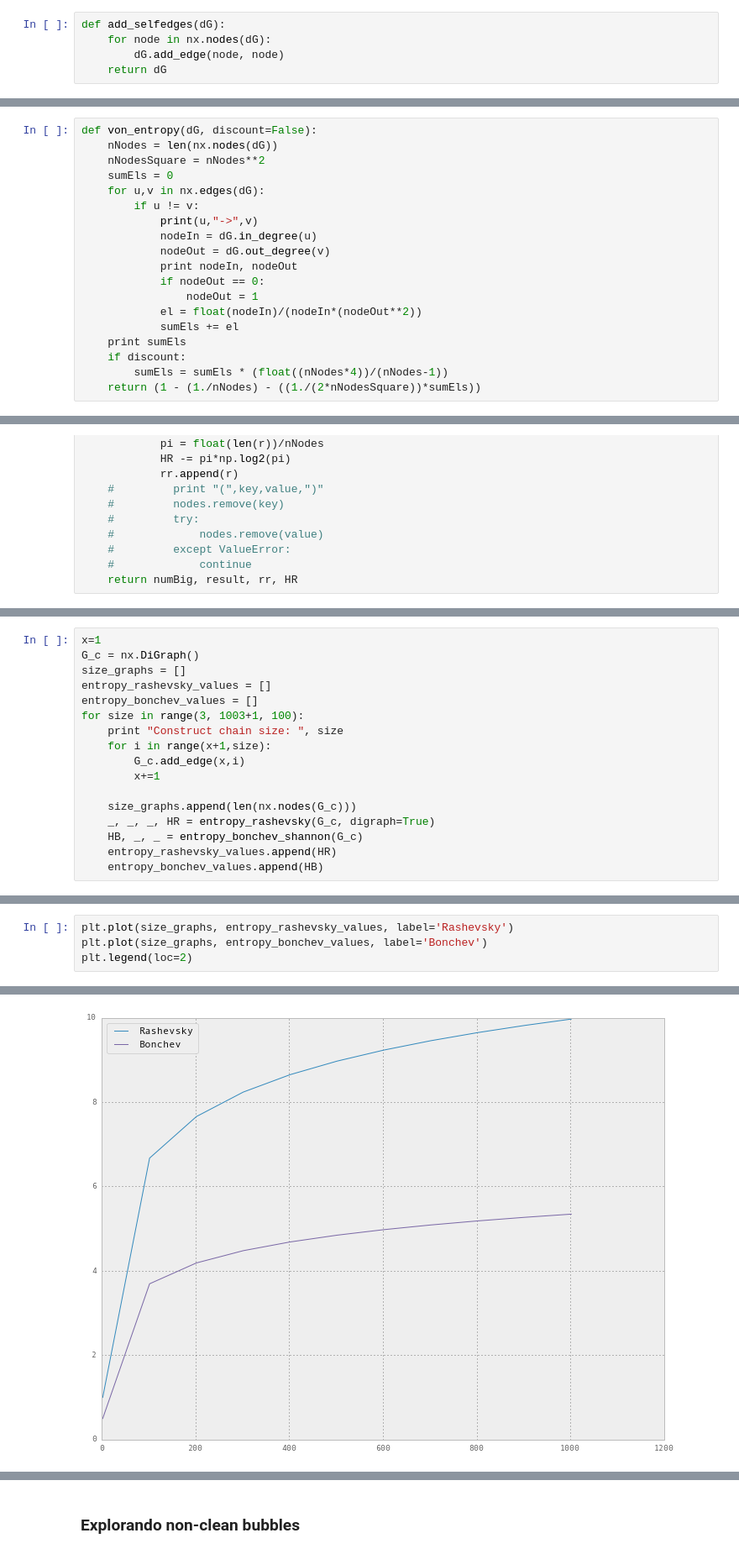
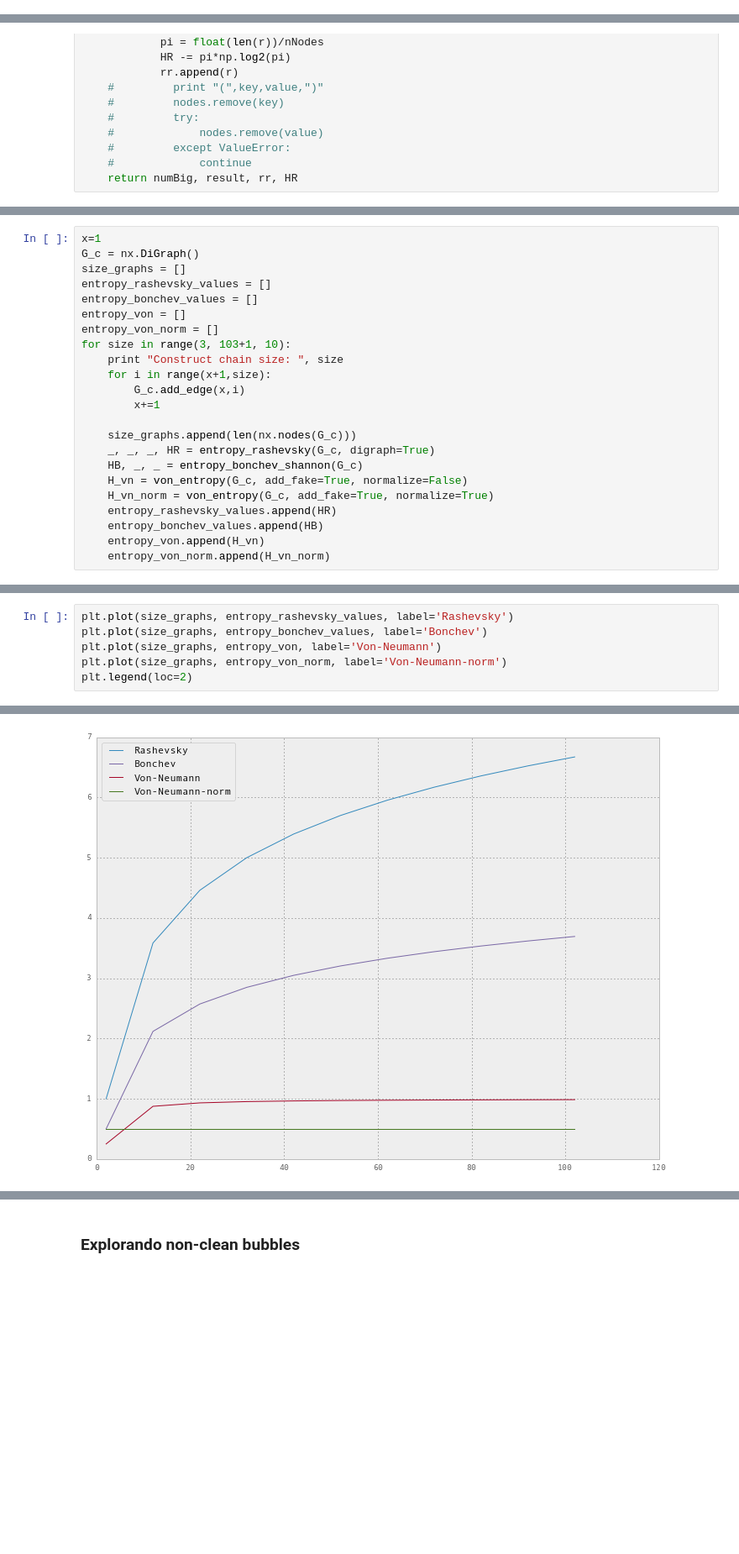
Before and after one commit to rodtheo/entropyDBG, a Jupyter notebook: cdbg.ipynb, the cells around one changed output, grey strips where cells are left out. Shown at 84% size. Cells and saved outputs as stored; diff of their text form; blank space fills up the shorter version.

```diff
--- a/cdbg.ipynb
+++ b/cdbg.ipynb
@@ -899,8 +903,3 @@ nx.draw_networkx(G_VI, pos=pos)
-# %%
-def add_selfedges(dG):
-    for node in nx.nodes(dG):
-        dG.add_edge(node, node)
-    return dG
 # %%
 dummy_linked_end = dG_VI.copy()
 dummy_linked_end.add_edge(5,1)
@@ -995,22 +969,3 @@ def entropy_bonchev_shannon(G):
             I_mean -= pi * np.log2(pi)
     # print M
     return I_mean, M, normalizing
-# %%
-def von_entropy(dG, discount=False):
-    nNodes = len(nx.nodes(dG))
-    nNodesSquare = nNodes**2
-    sumEls = 0
-    for u,v in nx.edges(dG):
-        if u != v:
-            print(u,"->",v)
-            nodeIn = dG.in_degree(u)
-            nodeOut = dG.out_degree(v)
-            print nodeIn, nodeOut
-            if nodeOut == 0:
-                nodeOut = 1
-            el = float(nodeIn)/(nodeIn*(nodeOut**2))
-            sumEls += el
-    print sumEls
-    if discount:
-        sumEls = sumEls * (float((nNodes*4))/(nNodes-1))
-    return (1 - (1./nNodes) - ((1./(2*nNodesSquare))*sumEls))
@@ -1106,7 +1091,9 @@ G_c = nx.DiGraph()
 size_graphs = []
 entropy_rashevsky_values = []
 entropy_bonchev_values = []
-for size in range(3, 1003+1, 100):
+entropy_von = []
+entropy_von_norm = []
+for size in range(3, 103+1, 10):
     print "Construct chain size: ", size
     for i in range(x+1,size):
         G_c.add_edge(x,i)
@@ -1115,7 +1102,11 @@ for size in range(3, 1003+1, 100):
     size_graphs.append(len(nx.nodes(G_c)))
     _, _, _, HR = entropy_rashevsky(G_c, digraph=True)
     HB, _, _ = entropy_bonchev_shannon(G_c)
+    H_vn = von_entropy(G_c, add_fake=True, normalize=False)
+    H_vn_norm = von_entropy(G_c, add_fake=True, normalize=True)
     entropy_rashevsky_values.append(HR)
     entropy_bonchev_values.append(HB)
+    entropy_von.append(H_vn)
+    entropy_von_norm.append(H_vn_norm)
 # %% [output]
 Construct chain size:  3
@@ -1132,7 +1123,9 @@ Construct chain size:  1003
 # %%
 plt.plot(size_graphs, entropy_rashevsky_values, label='Rashevsky')
 plt.plot(size_graphs, entropy_bonchev_values, label='Bonchev')
+plt.plot(size_graphs, entropy_von, label='Von-Neumann')
+plt.plot(size_graphs, entropy_von_norm, label='Von-Neumann-norm')
 plt.legend(loc=2)
 # %% [output]
 <matplotlib.legend.Legend at 0x...>
-[figure, old version]
+[figure, new version]
```
Also changed, not shown: parts of 50 cells of this notebook, 1 other file.
